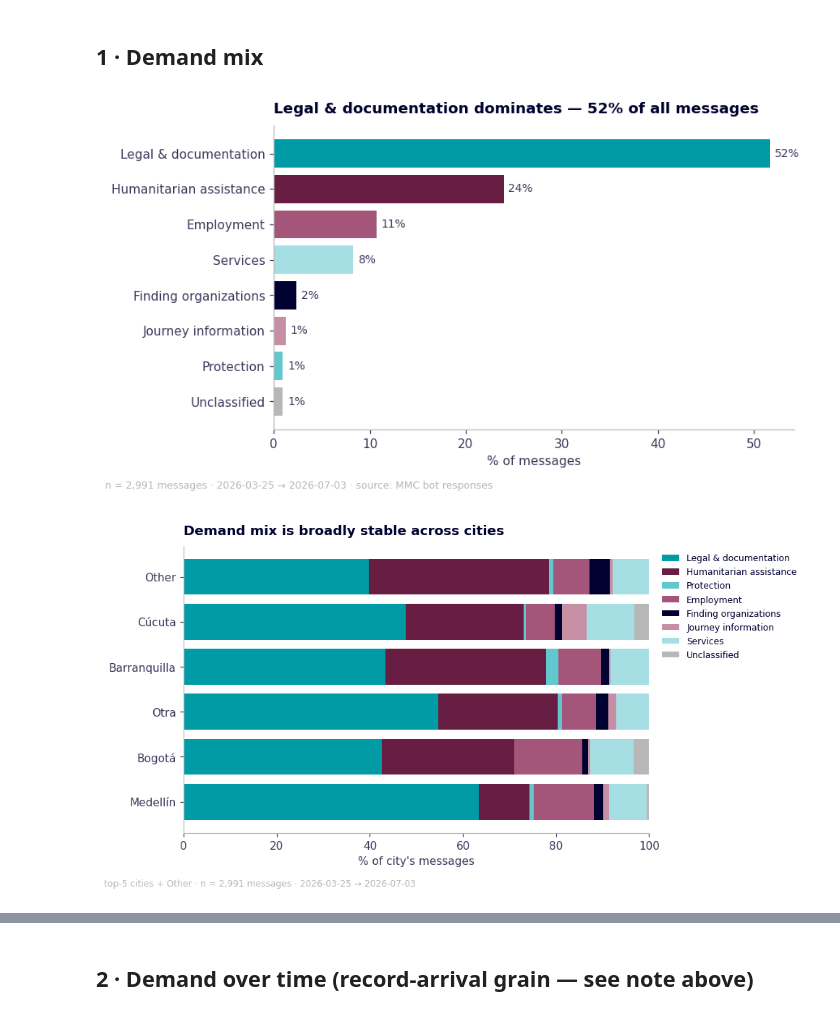
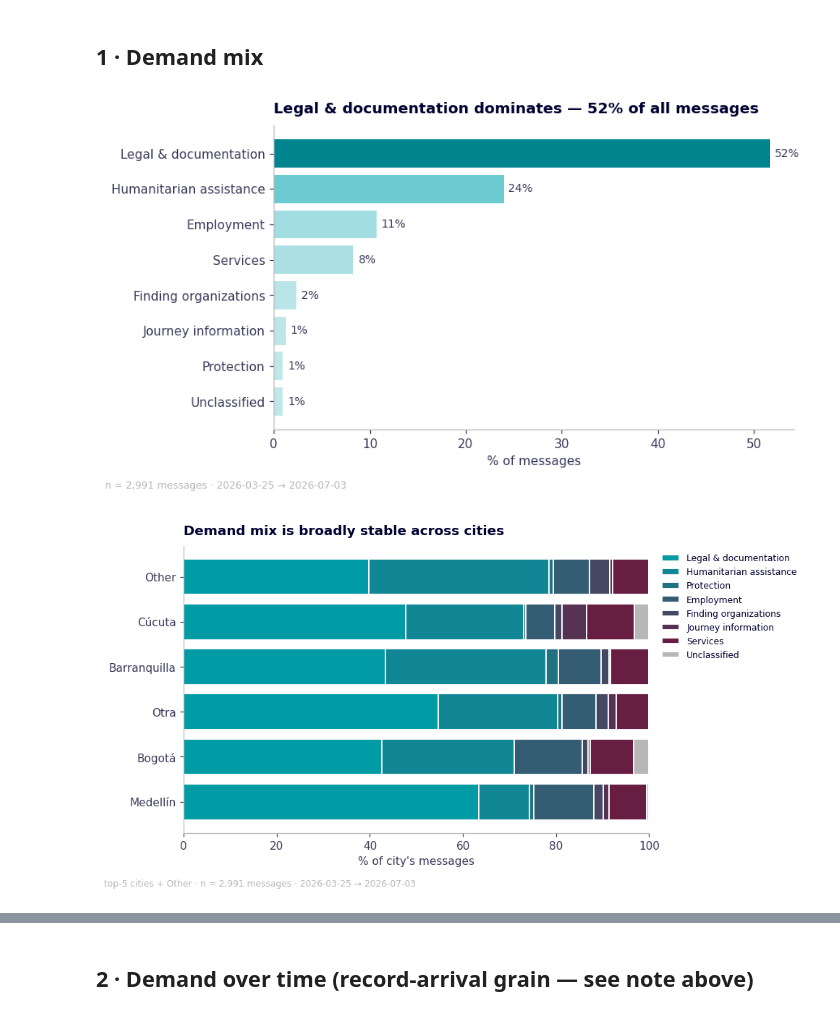
Before and after one commit to DiversaStudio/chatbot_methodology_mmc, a Jupyter notebook: notebooks/02_demand_behaviour_experience.ipynb, the cells around one changed output, grey strips where cells are left out. Cells and saved outputs as stored; diff of their text form; code cells hidden in the pictures.

```diff
--- a/notebooks/02_demand_behaviour_experience.ipynb
+++ b/notebooks/02_demand_behaviour_experience.ipynb
@@ -51,34 +59,43 @@ Source: MMC_bot_responses_1783087815.xlsx | 948 rows | 2026-03-25 → 2026-07-03
 ## 1 · Demand mix
 # %%
 share = metrics.category_share(SD.messages).rename(index=CAT_EN)
+vals = share.values * 100
 fig, ax = plt.subplots(figsize=(8, 4.4))
-colors = [CAT_COLOR[k] for k in metrics.category_share(SD.messages).index]
-ax.barh(share.index[::-1], (share.values * 100)[::-1], color=colors[::-1])
-for y, v in enumerate((share.values * 100)[::-1]):
+# Sequential teal gradient by magnitude — darkest = largest share.
+cmap = theme.blue_cmap(); norm = plt.Normalize(vals.min(), vals.max())
+colors = [cmap(0.30 + 0.60 * norm(v)) for v in vals]
+ax.barh(share.index[::-1], vals[::-1], color=colors[::-1])
+for y, v in enumerate(vals[::-1]):
     ax.text(v + 0.5, y, f"{v:.0f}%", va="center", fontsize=9, color=theme.INK2)
-ax.set_xlabel("% of messages")
+ax.set_xlabel("% of messages"); ax.set_ylabel("")
 ax.set_title(f"Legal & documentation dominates — {share.iloc[0]*100:.0f}% of all messages")
-ax.set_ylabel("")
-n = len(SD.messages)
-fig.text(0.01, -0.02, f"n = {n:,} messages · {WINDOW} · source: MMC bot responses", fontsize=8, color=theme.MUTED)
+fig.text(0.01, -0.02, f"n = {len(SD.messages):,} messages · {WINDOW}", fontsize=8, color=theme.MUTED)
 plt.tight_layout(); plt.show()
 # %% [output]
-[figure, old version]
+[figure, new version]
 # %%
+from matplotlib.colors import LinearSegmentedColormap
 mix = metrics.city_category_mix(SD.messages, top_cities=5)
 mix_en = mix.rename(columns=CAT_EN)
+# One teal→wine ramp spanning the seven official categories (legal = teal end,
+# humanitarian = wine end); 'unclassified' stays neutral grey, outside the ramp.
+official = [c for c in CAT_ORDER if c != "unclassified"]
+ramp = LinearSegmentedColormap.from_list("mix", [theme.PRIMARY, theme.ACCENT])
+GRAD = {c: ramp(i / (len(official) - 1)) for i, c in enumerate(official)}
+GRAD["unclassified"] = theme.MUTED
 fig, ax = plt.subplots(figsize=(9, 4.6))
 left = np.zeros(len(mix_en))
 for cat in [c for c in CAT_ORDER if CAT_EN[c] in mix_en.columns]:
     vals = mix_en[CAT_EN[cat]].values * 100
-    ax.barh(mix_en.index, vals, left=left, color=CAT_COLOR[cat], label=CAT_EN[cat])
+    ax.barh(mix_en.index, vals, left=left, color=GRAD[cat], label=CAT_EN[cat],
+            edgecolor=theme.SURFACE, linewidth=1.2)  # 2px surface gap between segments
     left += vals
 ax.set_xlabel("% of city's messages"); ax.set_ylabel("")
 ax.set_title("Demand mix is broadly stable across cities")
 ax.legend(bbox_to_anchor=(1.01, 1), loc="upper left", fontsize=8, frameon=False)
 fig.text(0.01, -0.02, f"top-5 cities + Other · n = {len(SD.messages):,} messages · {WINDOW}", fontsize=8, color=theme.MUTED)
 plt.tight_layout(); plt.show()
 # %% [output]
-[figure, old version]
+[figure, new version]
 # %%
 by_kind = taxonomy.entity_counts_by_kind(SD.messages["message"])
```
Also changed, not shown: parts of 5 cells of this notebook, 27 other files.
